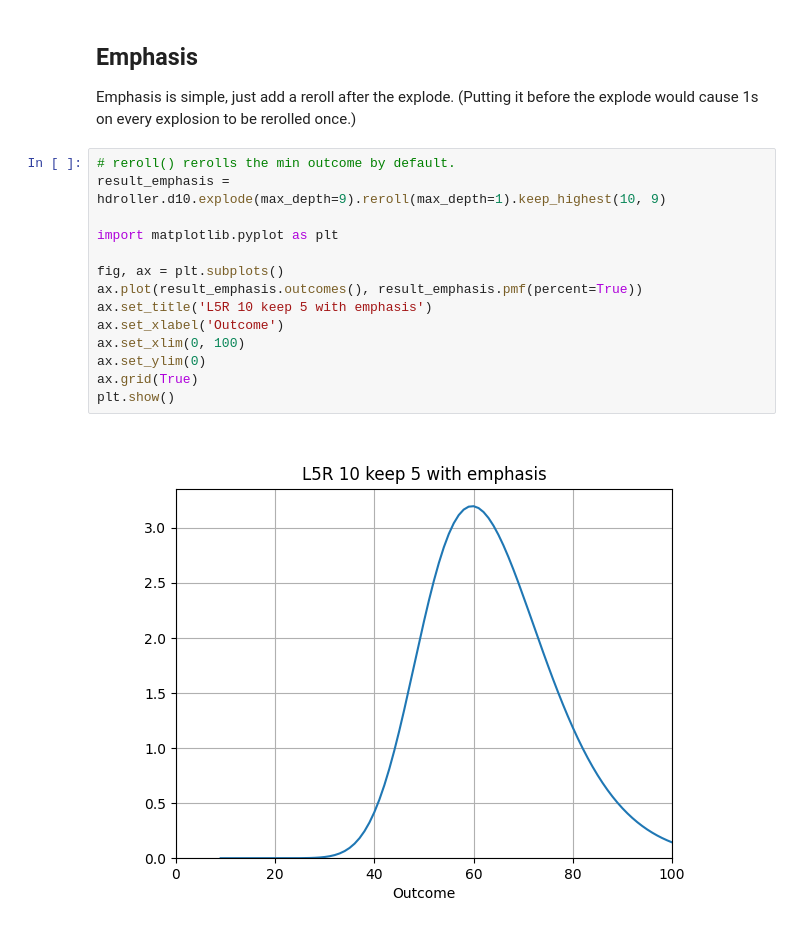
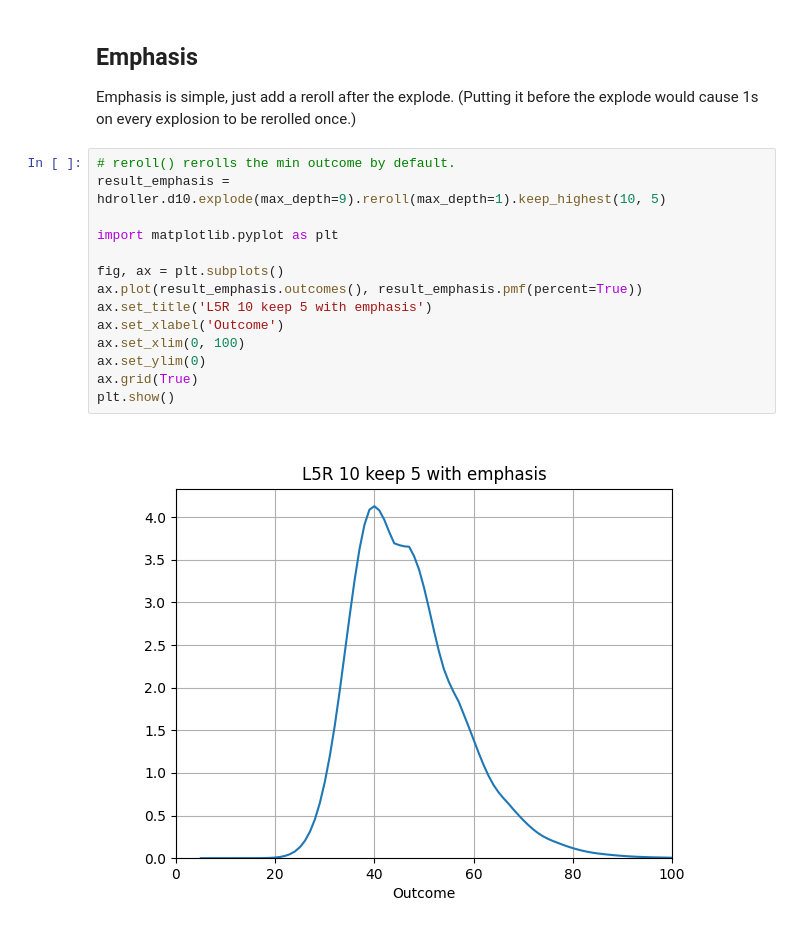
Before and after one commit to HighDiceRoller/icepool, a Jupyter notebook: notebooks/l5r.ipynb, the cells around one changed output. Saved outputs shown, nothing was run; the diff lists cells and outputs as text.

```diff
--- a/notebooks/l5r.ipynb
+++ b/notebooks/l5r.ipynb
@@ -100,17 +100,17 @@ Computation time: 1048 ms
 Emphasis is simple, just add a reroll after the explode. (Putting it before the explode would cause 1s on every explosion to be rerolled once.)
 # %%
 # reroll() rerolls the min outcome by default.
-result_emphasis = hdroller.d10.explode(max_depth=9).reroll(max_depth=1).keep_highest(10, 9)
+result_emphasis = hdroller.d10.explode(max_depth=9).reroll(max_depth=1).keep_highest(10, 5)
 
 import matplotlib.pyplot as plt
 
 fig, ax = plt.subplots()
 ax.plot(result_emphasis.outcomes(), result_emphasis.pmf(percent=True))
 ax.set_title('L5R 10 keep 5 with emphasis')
 ax.set_xlabel('Outcome')
 ax.set_xlim(0, 100)
 ax.set_ylim(0)
 ax.grid(True)
 plt.show()
 # %% [output]
-[figure, old version]
+[figure, new version]
```
Also changed, not shown: parts of 2 cells of this notebook.
